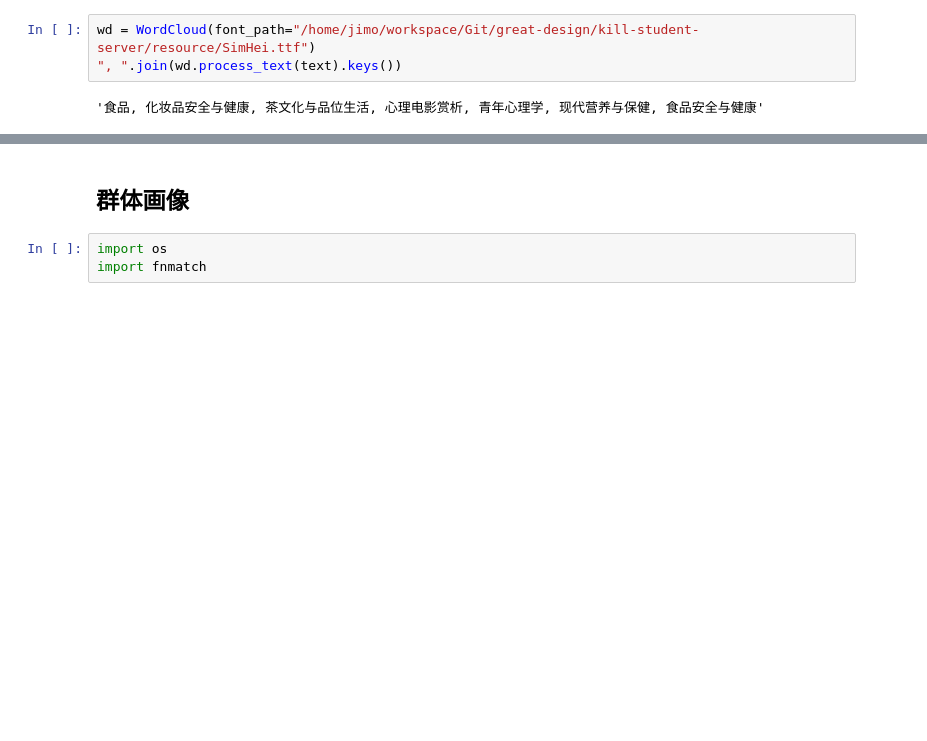
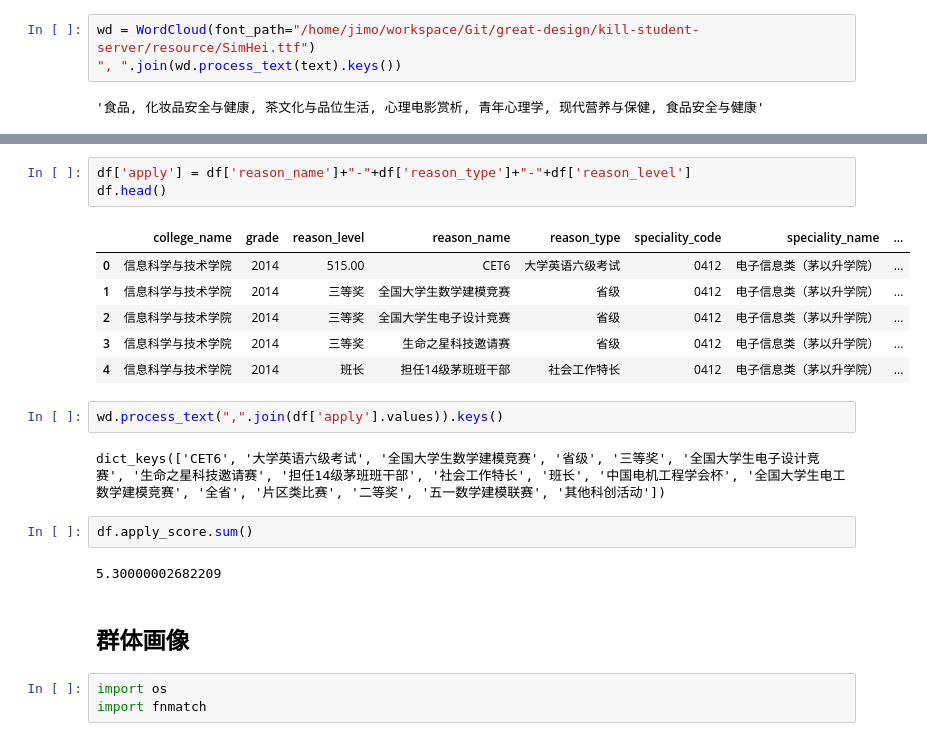
Before and after one commit to mycodefarm/notebook, a Jupyter notebook: mark-005-studenta.ipynb, the cells around one changed output, grey strips where cells are left out. Cells and saved outputs as stored; diff of their text form; blank space fills up the shorter version.

```diff
--- a/mark-005-studenta.ipynb
+++ b/mark-005-studenta.ipynb
@@ -99,3 +112,21 @@ wd = WordCloud(font_path="/home/jimo/workspace/Git/great-design/kill-student-ser
+# %%
+df['apply'] = df['reason_name']+"-"+df['reason_type']+"-"+df['reason_level']
+df.head()
+# %% [output]
+|  | college_name | grade | reason_level | reason_name | reason_type | speciality_code | speciality_name | ... |
+| 0 | 信息科学与技术学院 | 2014 | 515.00 | CET6 | 大学英语六级考试 | 0412 | 电子信息类（茅以升学院） | ... |
+| 1 | 信息科学与技术学院 | 2014 | 三等奖 | 全国大学生数学建模竞赛 | 省级 | 0412 | 电子信息类（茅以升学院） | ... |
+| 2 | 信息科学与技术学院 | 2014 | 三等奖 | 全国大学生电子设计竞赛 | 省级 | 0412 | 电子信息类（茅以升学院） | ... |
+| 3 | 信息科学与技术学院 | 2014 | 三等奖 | 生命之星科技邀请赛 | 省级 | 0412 | 电子信息类（茅以升学院） | ... |
+| 4 | 信息科学与技术学院 | 2014 | 班长 | 担任14级茅班班干部 | 社会工作特长 | 0412 | 电子信息类（茅以升学院） | ... |
+# %%
+wd.process_text(",".join(df['apply'].values)).keys()
+# %% [output]
+dict_keys(['CET6', '大学英语六级考试', '全国大学生数学建模竞赛', '省级', '三等奖', '全国大学生电子设计竞赛', '生命之星科技邀请赛', '担任14级茅班班干部', '社会工作特长', '班长', '中国电机工程学会杯', '全国大学生电工数学建模竞赛', '全省', '片区类比赛', '二等奖', '五一数学建模联赛', '其他科创活动'])
+# %%
+df.apply_score.sum()
+# %% [output]
+5.30000002682209
 # %% [markdown]
 ## 群体画像
 # %%
```
Also changed, not shown: parts of 9 cells of this notebook.
